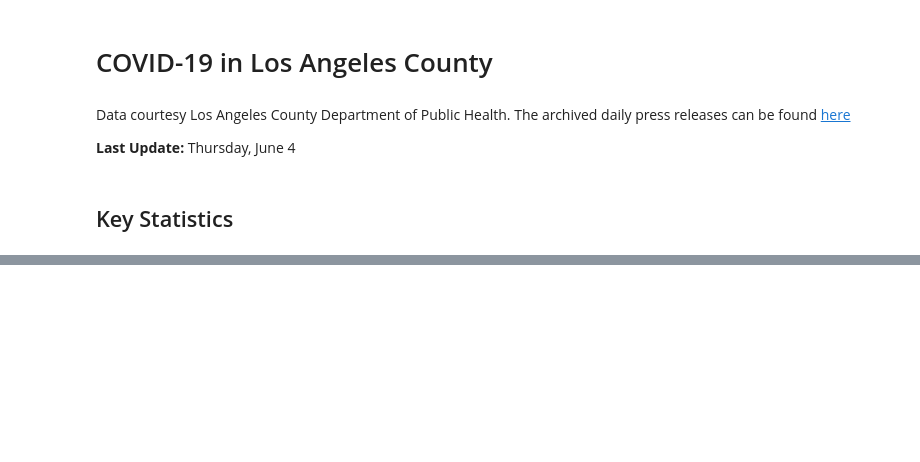
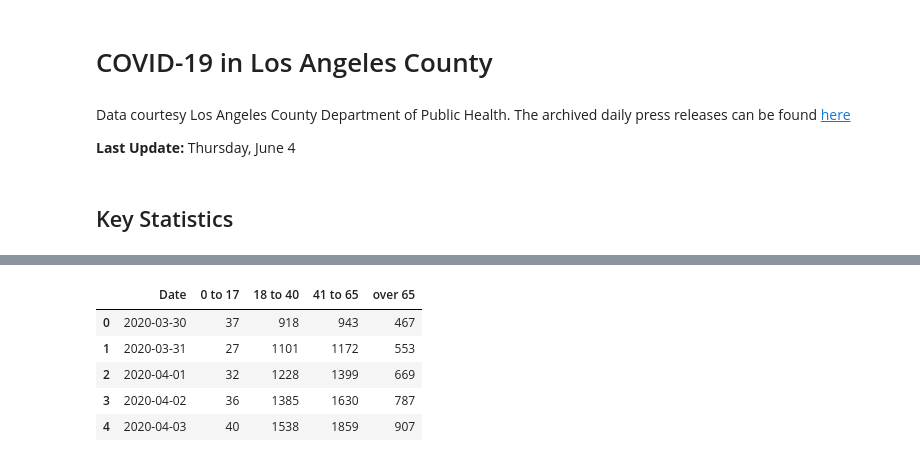
Before and after one commit to xander-hirsch/lac_covid19, a Jupyter notebook: lacph_graphs.ipynb, the cells around one changed output, grey strips where cells are left out. Saved outputs shown, nothing was run; the diff lists cells and outputs as text; code cells hidden in the pictures; blank space fills up the shorter version.

```diff
--- a/lacph_graphs.ipynb
+++ b/lacph_graphs.ipynb
@@ -29,0 +74,9 @@ plt.show()
+# %%
+by_age.head()
+# %% [output]
+|  | Date | 0 to 17 | 18 to 40 | 41 to 65 | over 65 |
+| 0 | 2020-03-30 | 37 | 918 | 943 | 467 |
+| 1 | 2020-03-31 | 27 | 1101 | 1172 | 553 |
+| 2 | 2020-04-01 | 32 | 1228 | 1399 | 669 |
+| 3 | 2020-04-02 | 36 | 1385 | 1630 | 787 |
+| 4 | 2020-04-03 | 40 | 1538 | 1859 | 907 |
```
Also changed, not shown: parts of 11 cells of this notebook.
